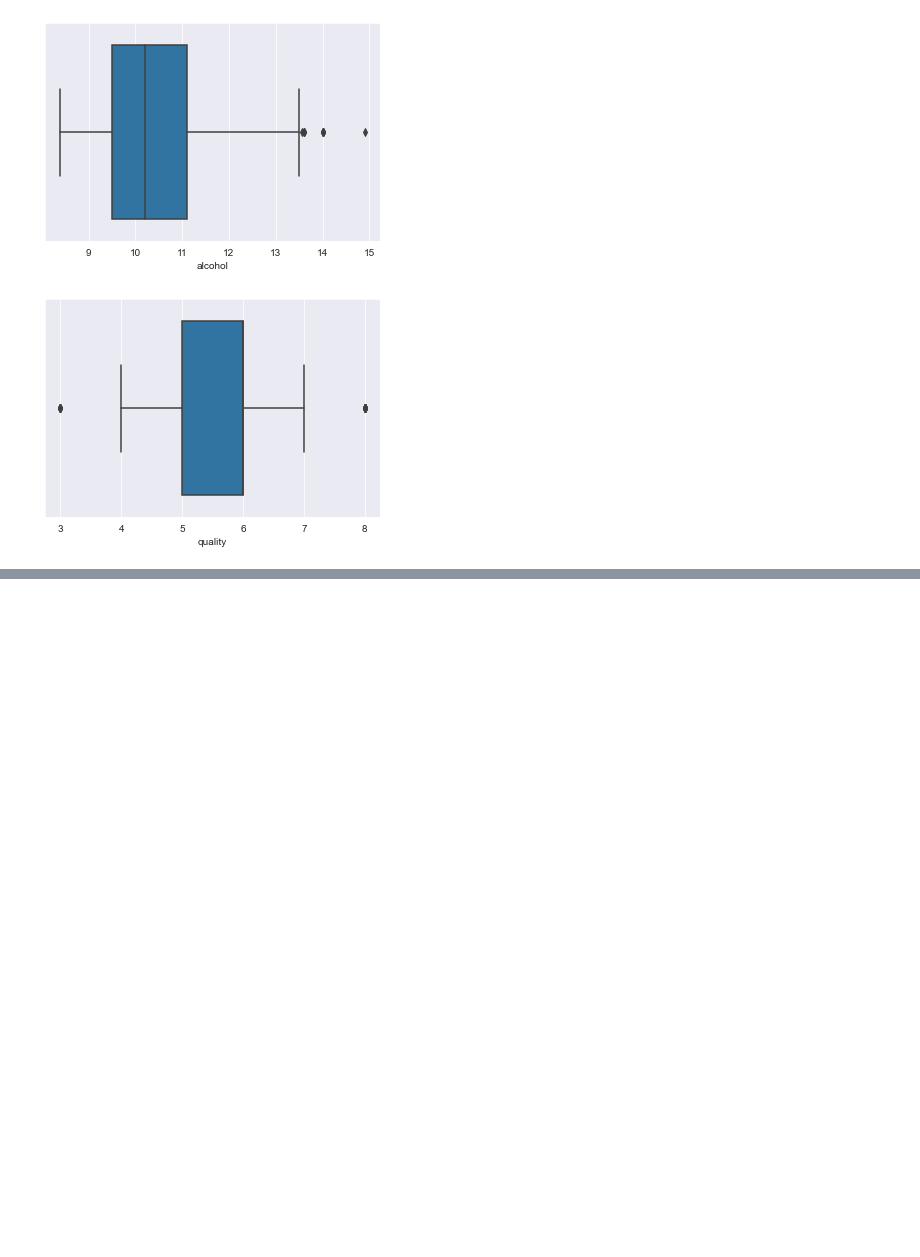
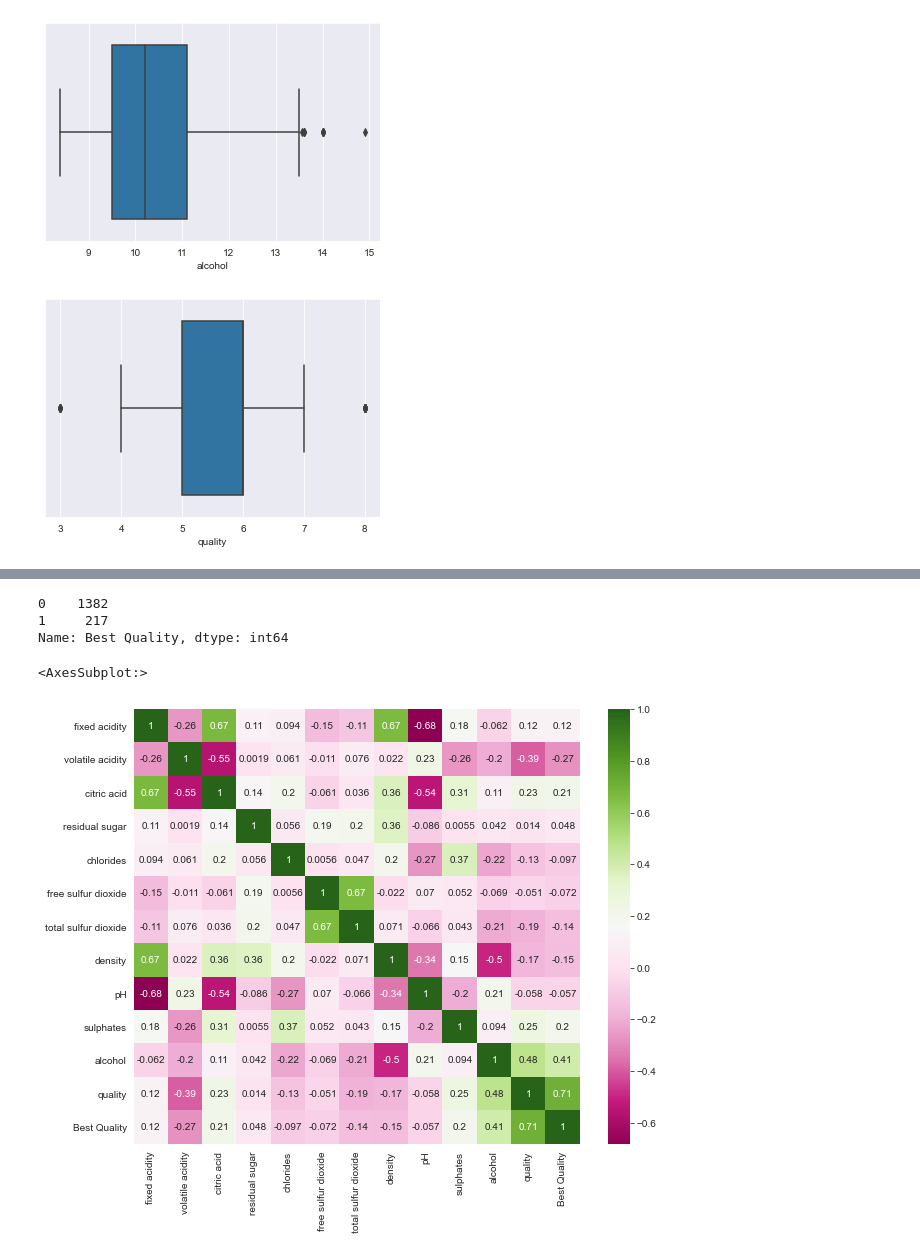
Before and after one commit to Sharan-121/WineQualityPrediction, a Jupyter notebook: Wine Quality Prediction.ipynb, the cells around one changed output, grey strips where cells are left out. Drawn from its saved outputs; the diff is of its cells as text; code cells hidden in the pictures; blank space fills up the shorter version.

```diff
--- a/Wine Quality Prediction.ipynb
+++ b/Wine Quality Prediction.ipynb
@@ -125,0 +143,15 @@ for i in copy_df.columns:
+# %%
+copy_df["Best Quality"] = [0 if x<7 else 1 for x in copy_df["quality"]]
+# %%
+copy_df["Best Quality"].value_counts()
+# %% [output]
+0    1382
+1     217
+Name: Best Quality, dtype: int64
+# %%
+## Correlation Matrix for finding out the relationships between different variables
+fig,ax = plt.subplots(figsize=(10,8))
+sns.heatmap(copy_df.corr(),annot = True,cmap = "PiYG")
+# %% [output]
+<AxesSubplot:>
+[figure, added]
```
Also changed, not shown: parts of 12 cells of this notebook.
